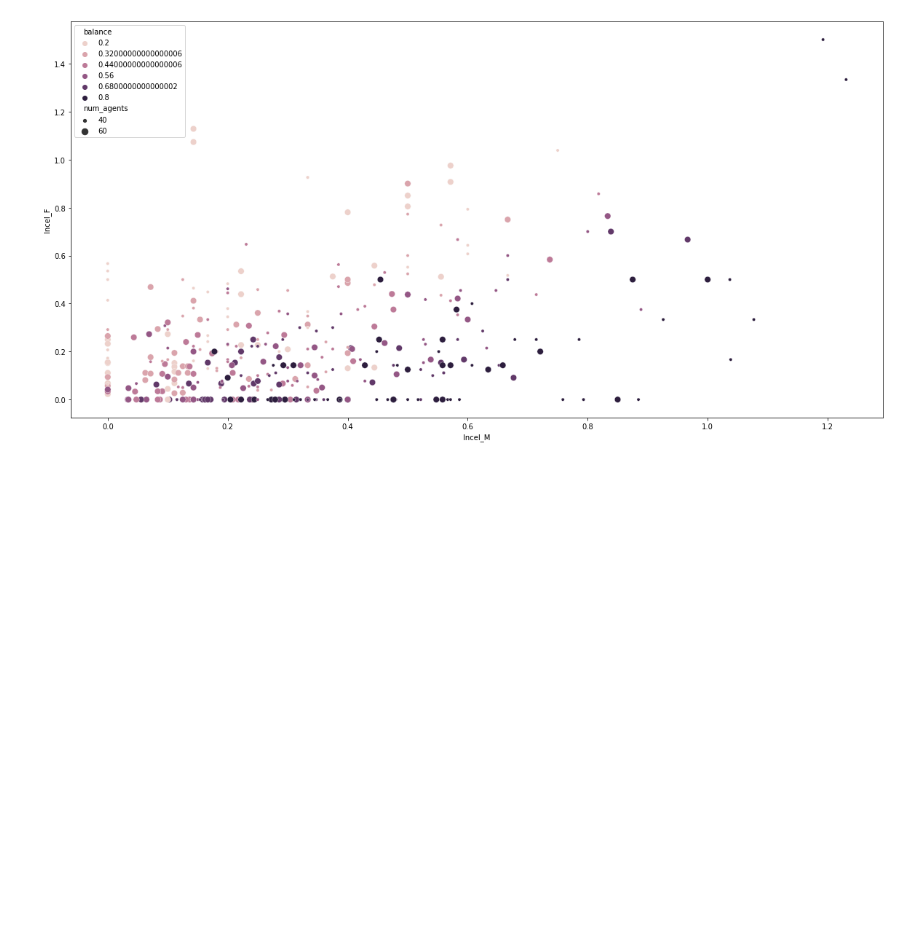
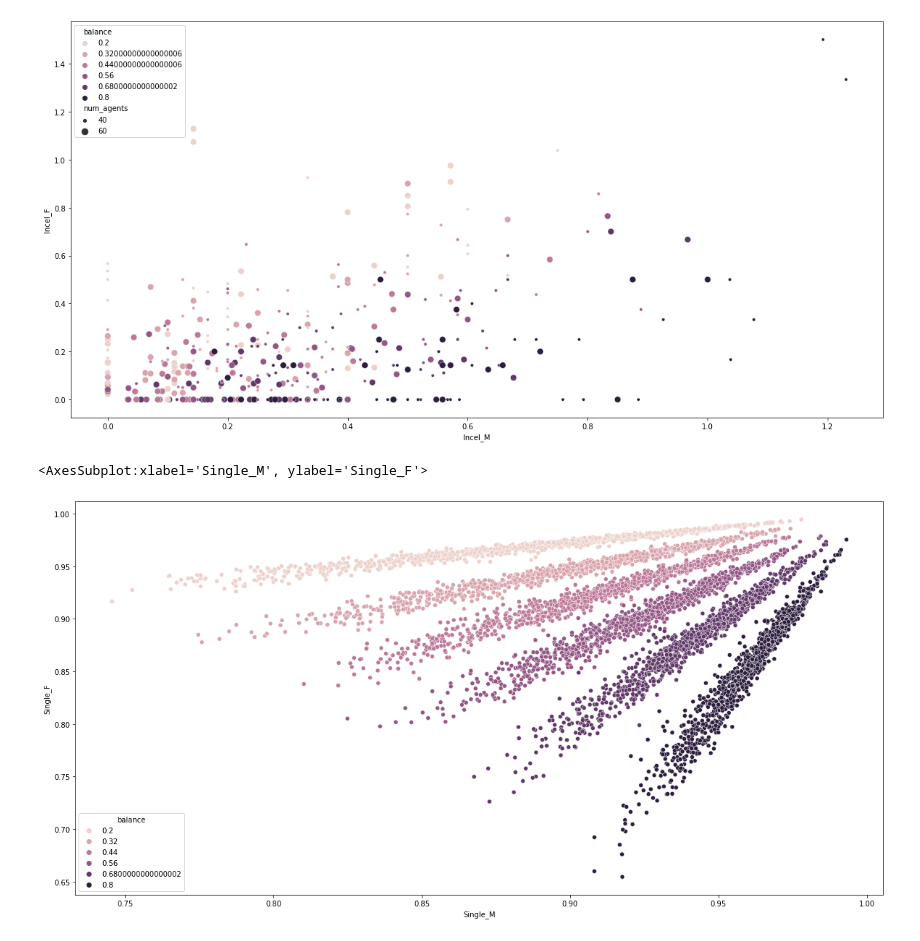
Before and after one commit to LeData/ABM_learning, a Jupyter notebook: testing.ipynb, the cells around one changed output. Cells and saved outputs as stored; diff of their text form; code cells hidden in the pictures; blank space fills up the shorter version.

```diff
--- a/testing.ipynb
+++ b/testing.ipynb
@@ -150,3 +127,13 @@ sns.scatterplot(data=plot_df, x="Incel_M", y="Incel_F", size="num_agents", hue="
 # %% [output]
 <AxesSubplot:xlabel='Incel_M', ylabel='Incel_F'>
 [figure]
+# %%
+with open("incels/outputs/single_run_d03_i60_extended.csv", "r") as f:
+    df_e = pd.read_csv(f)
+# %%
+var = "Single"
+plot_df = df_e.groupby([*model_params, "iteration"]).agg({f"{var}_M": "mean", f"{var}_F": "mean"}).reset_index().drop("iteration", axis=1)
+sns.scatterplot(data=plot_df, x=f"{var}_M", y=f"{var}_F", hue="balance")
+# %% [output]
+<AxesSubplot:xlabel='Single_M', ylabel='Single_F'>
+[figure, added]
```
Also changed, not shown: parts of 15 cells of this notebook, 7 other files.
